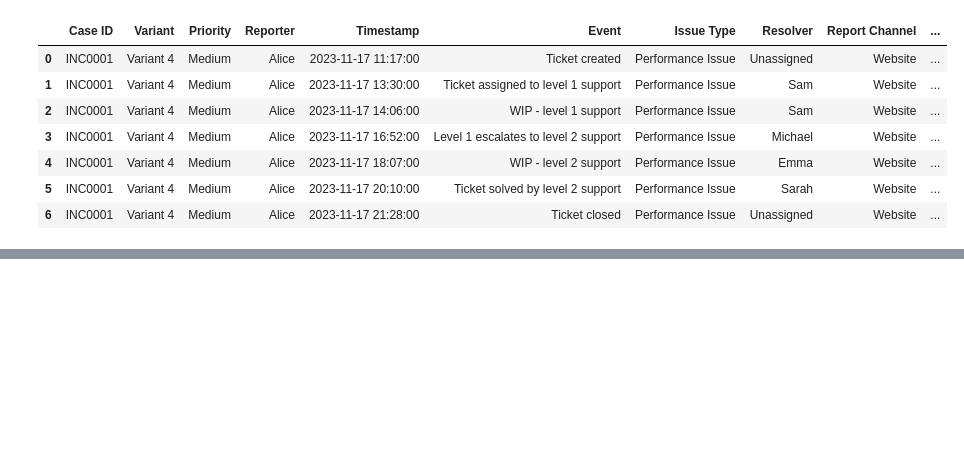
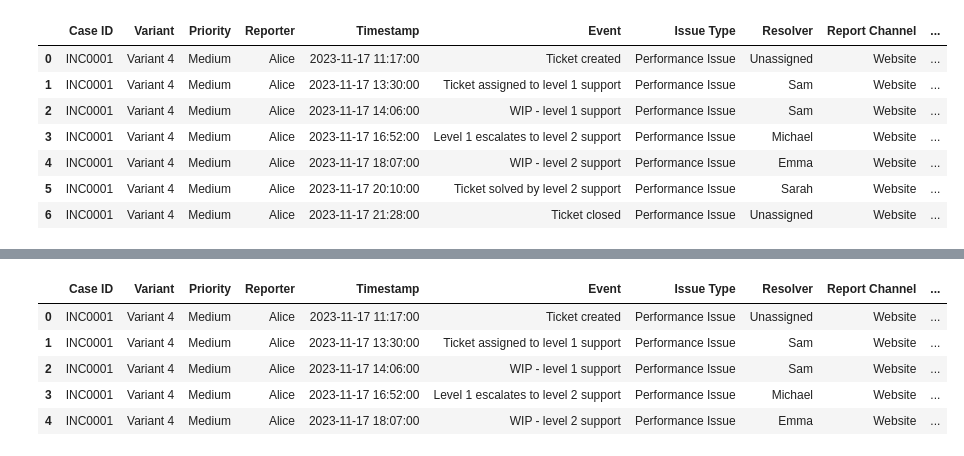
Before and after one commit to creyes25/ML-AI-Capstone-Project, a Jupyter notebook: Capstone_Jupyter.ipynb, the cells around one changed output, grey strips where cells are left out. Saved outputs shown, nothing was run; the diff lists cells and outputs as text; code cells hidden in the pictures; blank space fills up the shorter version.

```diff
--- a/Capstone_Jupyter.ipynb
+++ b/Capstone_Jupyter.ipynb
@@ -250,0 +296,12 @@ cleaned_data.head(7)
+# %%
+# count how many events/steps per case
+case_steps = cleaned_data.groupby('Case ID').size().reset_index(name='Case_Steps')
+cleaned_data = cleaned_data.merge(case_steps, on='Case ID', how='left')
+cleaned_data.head()
+# %% [output]
+|  | Case ID | Variant | Priority | Reporter | Timestamp | Event | Issue Type | Resolver | Report Channel | ... |
+| 0 | INC0001 | Variant 4 | Medium | Alice | 2023-11-17 11:17:00 | Ticket created | Performance Issue | Unassigned | Website | ... |
+| 1 | INC0001 | Variant 4 | Medium | Alice | 2023-11-17 13:30:00 | Ticket assigned to level 1 support | Performance Issue | Sam | Website | ... |
+| 2 | INC0001 | Variant 4 | Medium | Alice | 2023-11-17 14:06:00 | WIP - level 1 support | Performance Issue | Sam | Website | ... |
+| 3 | INC0001 | Variant 4 | Medium | Alice | 2023-11-17 16:52:00 | Level 1 escalates to level 2 support | Performance Issue | Michael | Website | ... |
+| 4 | INC0001 | Variant 4 | Medium | Alice | 2023-11-17 18:07:00 | WIP - level 2 support | Performance Issue | Emma | Website | ... |
```
Also changed, not shown: parts of 5 cells of this notebook.
